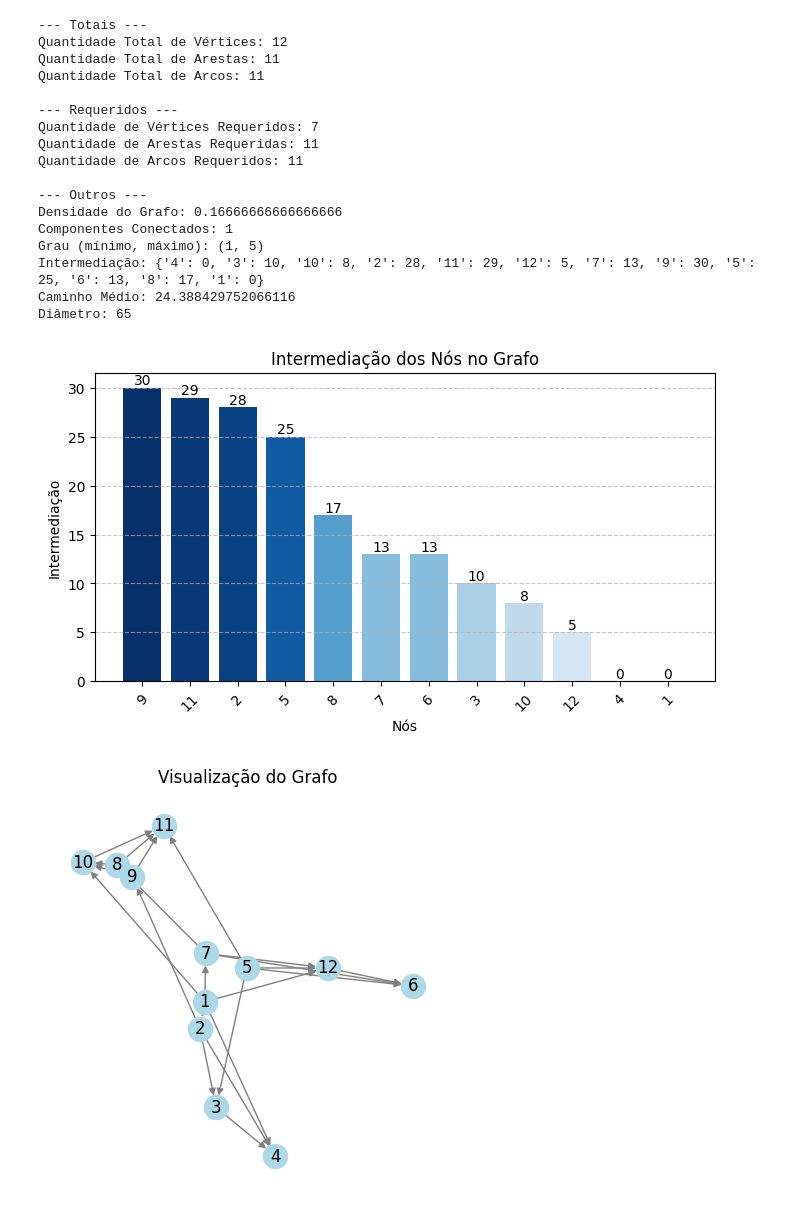
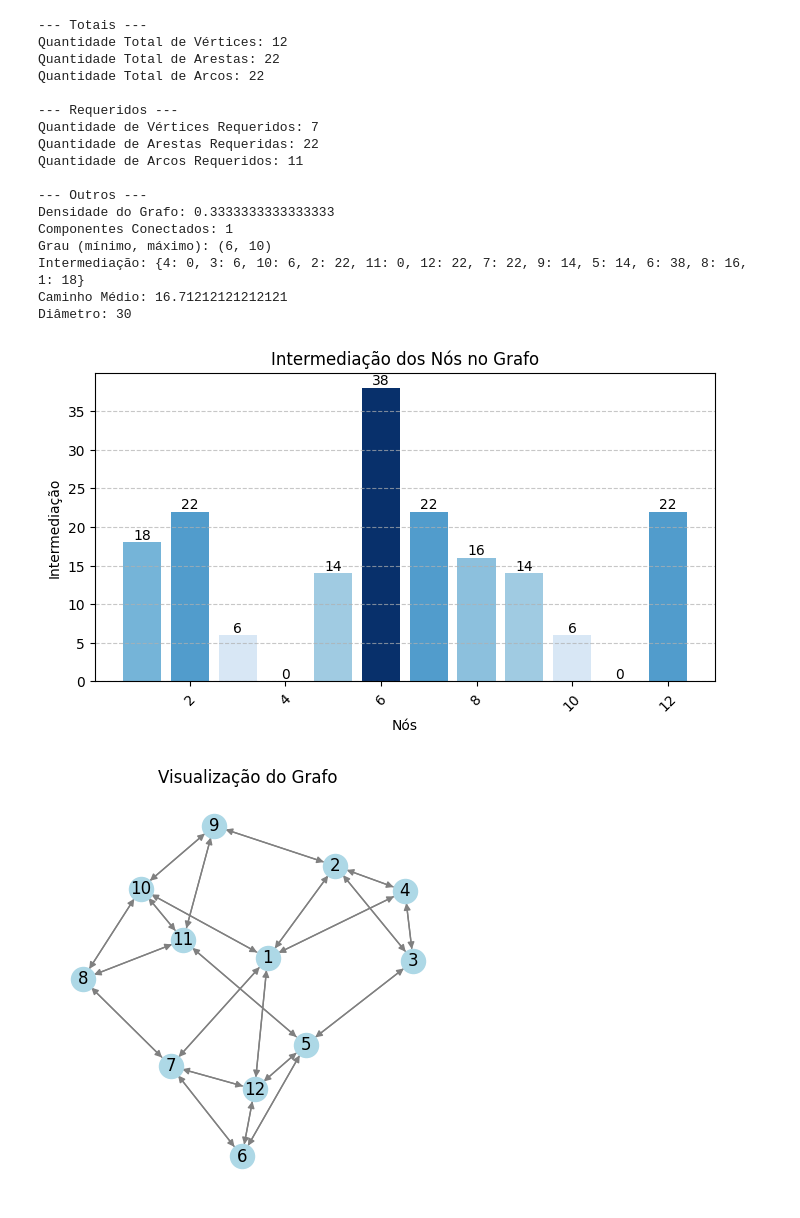
Before and after one commit to markin-silva/trab_grafos, a Jupyter notebook: notebooks/visualizacao.ipynb, the cells around one changed output. Drawn from its saved outputs; the diff is of its cells as text; code cells hidden in the pictures.

```diff
--- a/notebooks/visualizacao.ipynb
+++ b/notebooks/visualizacao.ipynb
@@ -7,13 +9,15 @@ import sys
 import matplotlib.pyplot as plt
 import networkx as nx
 import numpy as np
+
 sys.path.append("../src")
 sys.path.append("../data")
 
 from leitura_dados import ler_arquivo
 from estatisticas import *
 
-grafo, capacidade_veiculo = ler_arquivo("../data/BHW1.dat")
+# Ler o grafo e a capacidade do veículo
+grafo = ler_arquivo("../data/BHW1.dat")
 
 print("\n--- Totais ---")
 print(f"Quantidade Total de Vértices: {quantidade_vertices(grafo)}")
@@ -30,6 +34,7 @@ print("Densidade do Grafo:", densidade(grafo))
 print("Componentes Conectados:", componentes_conectados(grafo))
 print("Grau (mínimo, máximo):", grau_min_max(grafo))
 
+# Executa o algoritmo de caminhos mais curtos
 caminhos, caminhos_completos = floyd_warshall(grafo)
 
 print("Intermediação:", intermediacao(grafo, caminhos_completos))
@@ -57,43 +62,48 @@ for bar in bars:
     plt.text(bar.get_x() + bar.get_width()/2, yval, round(yval, 1), ha='center', va='bottom', fontsize=10)
 
 # Melhorias visuais
 plt.xlabel("Nós")
 plt.ylabel("Intermediação")
 plt.title("Intermediação dos Nós no Grafo")
 plt.xticks(rotation=45)
 plt.grid(axis="y", linestyle="--", alpha=0.7)
 
 plt.show()
 
+# Criando a visualização do grafo usando NetworkX
 G = nx.DiGraph()
 
+# Adicionando arestas e arcos ao grafo
 for aresta in grafo.arestas:
-    G.add_edge(aresta["de"], aresta["para"])
+    if not aresta.direcionado:  # Arestas bidirecionais
+        G.add_edge(aresta.origem, aresta.destino, color='gray')
+        G.add_edge(aresta.destino, aresta.origem, color='gray')
 
-for arco in grafo.arcos:
-    G.add_edge(arco["de"], arco["para"], color='red')  # Diferencie os arcos das arestas
+for arco in grafo.arestas:
+    if arco.direcionado:  # Arcos unidirecionais
+        G.add_edge(arco.origem, arco.destino, color='red')
 
 plt.figure(figsize=(4, 4))
 nx.draw(G, with_labels=True, node_color="lightblue", edge_color="gray", arrows=True)
 plt.title("Visualização do Grafo")
 plt.show()
 # %% [output]
 --- Totais ---
 Quantidade Total de Vértices: 12
-Quantidade Total de Arestas: 11
-Quantidade Total de Arcos: 11
+Quantidade Total de Arestas: 22
+Quantidade Total de Arcos: 22
 
 --- Requeridos ---
 Quantidade de Vértices Requeridos: 7
-Quantidade de Arestas Requeridas: 11
+Quantidade de Arestas Requeridas: 22
 Quantidade de Arcos Requeridos: 11
 
 --- Outros ---
-Densidade do Grafo: 0.16666666666666666
+Densidade do Grafo: 0.3333333333333333
 Componentes Conectados: 1
-Grau (mínimo, máximo): (1, 5)
-Intermediação: {'4': 0, '3': 10, '10': 8, '2': 28, '11': 29, '12': 5, '7': 13, '9': 30, '5': 25, '6': 13, '8': 17, '1': 0}
-Caminho Médio: 24.388429752066116
-Diâmetro: 65
+Grau (mínimo, máximo): (6, 10)
+Intermediação: {4: 0, 3: 6, 10: 6, 2: 22, 11: 0, 12: 22, 7: 22, 9: 14, 5: 14, 6: 38, 8: 16, 1: 18}
+Caminho Médio: 16.71212121212121
+Diâmetro: 30
-[figure, old version]
+[figure, new version]
-[figure, old version]
+[figure, new version]
```
Also changed, not shown: parts of 5 cells of this notebook, 1 other file.
